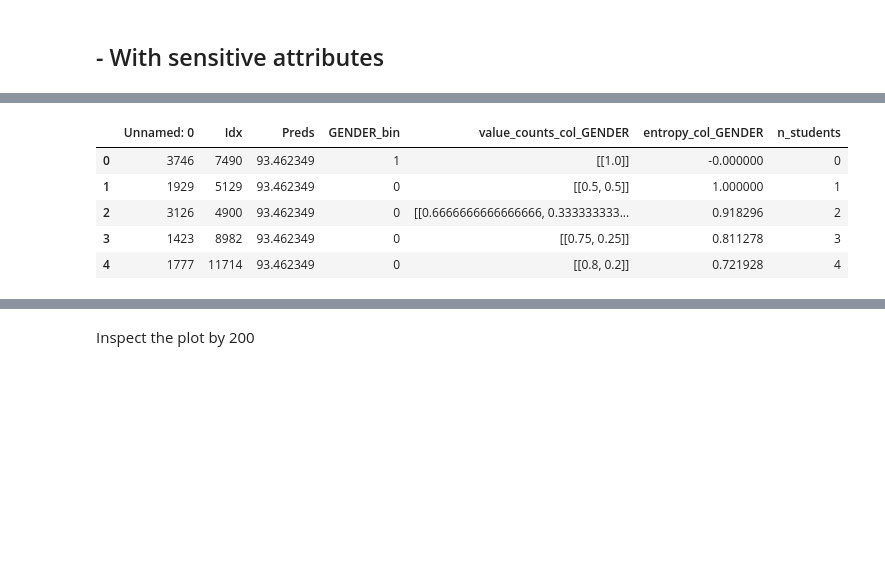
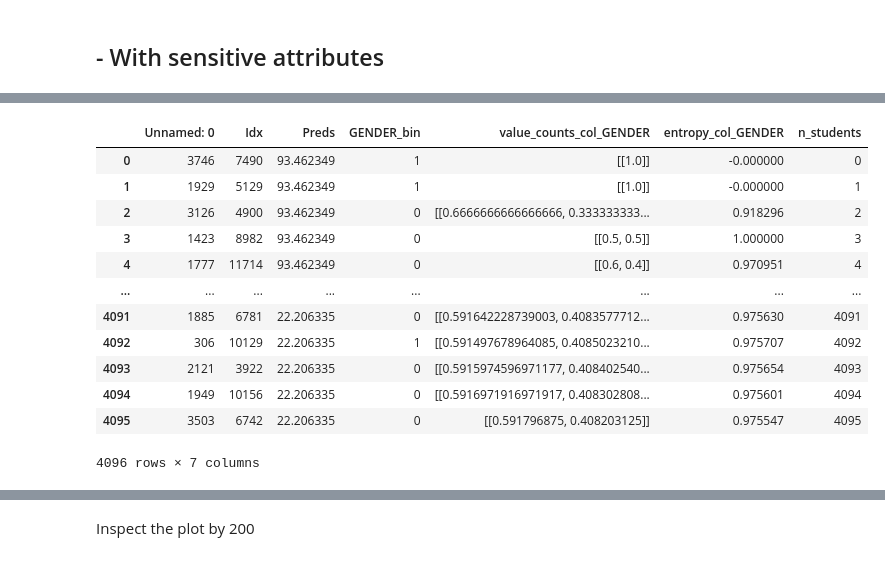
Before and after one commit to s183910/Bachelor_Gabi_Kat, a Jupyter notebook: Notebooks/Basic_dists/Baselines real.ipynb, the cells around one changed output, grey strips where cells are left out. Drawn from its saved outputs; the diff is of its cells as text; code cells hidden in the pictures; blank space fills up the shorter version.

```diff
--- a/Notebooks/Basic_dists/Baselines real.ipynb
+++ b/Notebooks/Basic_dists/Baselines real.ipynb
@@ -474,3 +502,11 @@ plt.show()
+# %%
+#Create dataframe to use
+df_xgb_wo = pd.read_csv("samlet_preds_index_without_sensitive-kopi.csv")
+df_xgb_wo = df_xgb_wo.merge(df_xgb_vanilla[["GENDER_bin", "Idx"]], on="Idx")
+
+
+#df_xgb_wo["GENDER_bin"] = X_test.GENDER_bin.to_numpy()
+#Gather with Gender_bin
 # %%
 df_xgb_vanilla[:5]
 # %% [output]
@@ -483,11 +519,18 @@ df_xgb_vanilla[:5]
 # %%
-df_xgb_wo[:5]
+df_xgb_wo
 # %% [output]
 |  | Unnamed: 0 | Idx | Preds | GENDER_bin | value_counts_col_GENDER | entropy_col_GENDER | n_students |
 | 0 | 3746 | 7490 | 93.462349 | 1 | [[1.0]] | -0.000000 | 0 |
-| 1 | 1929 | 5129 | 93.462349 | 0 | [[0.5, 0.5]] | 1.000000 | 1 |
+| 1 | 1929 | 5129 | 93.462349 | 1 | [[1.0]] | -0.000000 | 1 |
 | 2 | 3126 | 4900 | 93.462349 | 0 | [[0.6666666666666666, 0.333333333... | 0.918296 | 2 |
-| 3 | 1423 | 8982 | 93.462349 | 0 | [[0.75, 0.25]] | 0.811278 | 3 |
-| 4 | 1777 | 11714 | 93.462349 | 0 | [[0.8, 0.2]] | 0.721928 | 4 |
+| 3 | 1423 | 8982 | 93.462349 | 0 | [[0.5, 0.5]] | 1.000000 | 3 |
+| 4 | 1777 | 11714 | 93.462349 | 0 | [[0.6, 0.4]] | 0.970951 | 4 |
+| ... | ... | ... | ... | ... | ... | ... | ... |
+| 4091 | 1885 | 6781 | 22.206335 | 0 | [[0.591642228739003, 0.4083577712... | 0.975630 | 4091 |
+| 4092 | 306 | 10129 | 22.206335 | 1 | [[0.591497678964085, 0.4085023210... | 0.975707 | 4092 |
+| 4093 | 2121 | 3922 | 22.206335 | 0 | [[0.5915974596971177, 0.408402540... | 0.975654 | 4093 |
+| 4094 | 1949 | 10156 | 22.206335 | 0 | [[0.5916971916971917, 0.408302808... | 0.975601 | 4094 |
+| 4095 | 3503 | 6742 | 22.206335 | 0 | [[0.591796875, 0.408203125]] | 0.975547 | 4095 |
+4096 rows × 7 columns
 # %%
 ## WITH SENSITIVE ATTRIBUTES
```
Also changed, not shown: parts of 10 cells of this notebook, 1 other file.
